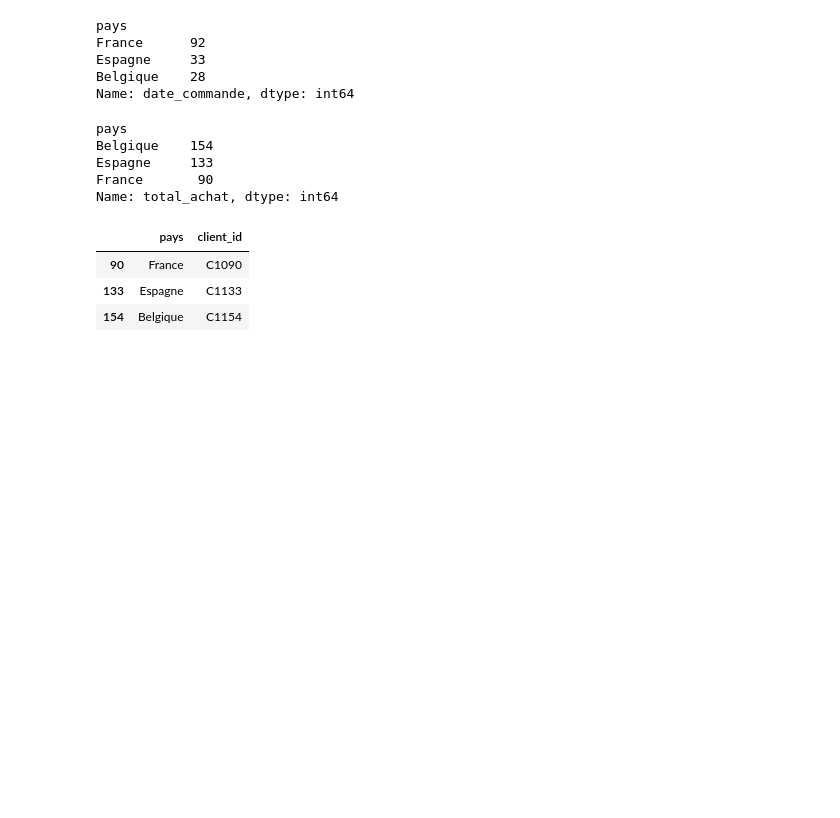
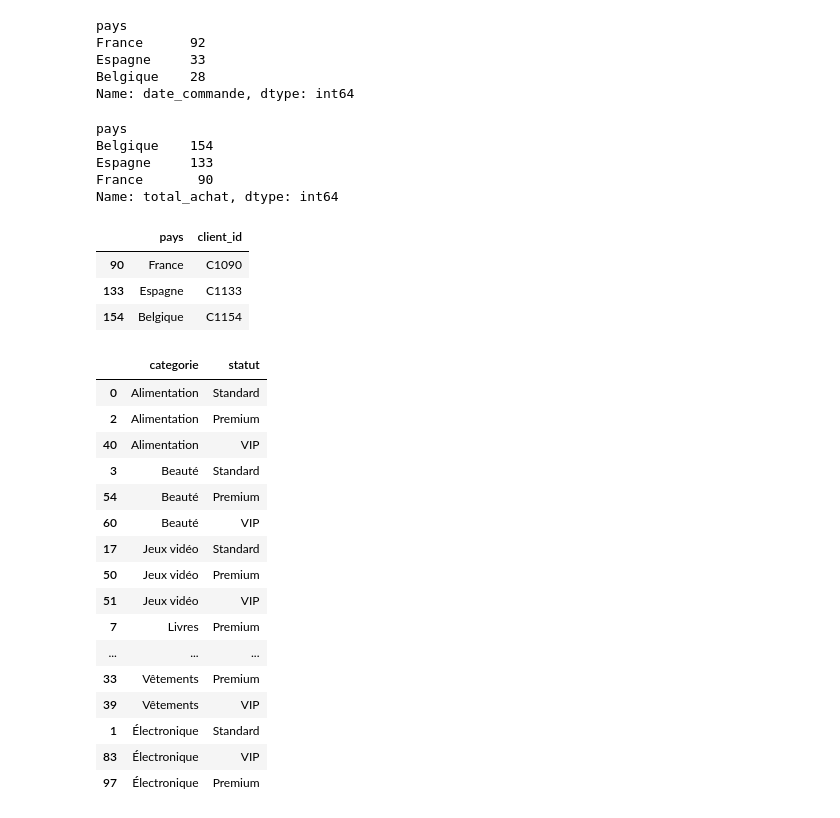
Before and after one commit to H3-8/pandas, a Jupyter notebook: notebook.ipynb, the cells around one changed output. Saved outputs shown, nothing was run; the diff lists cells and outputs as text; code cells hidden in the pictures; blank space fills up the shorter version.

```diff
--- a/notebook.ipynb
+++ b/notebook.ipynb
@@ -176,3 +182,23 @@ df_top_client
 | 90 | France | C1090 |
 | 133 | Espagne | C1133 |
 | 154 | Belgique | C1154 |
+# %%
+df[['categorie', 'statut']].drop_duplicates().sort_values(by='categorie')
+# %% [output]
+|  | categorie | statut |
+| 0 | Alimentation | Standard |
+| 2 | Alimentation | Premium |
+| 40 | Alimentation | VIP |
+| 3 | Beauté | Standard |
+| 54 | Beauté | Premium |
+| 60 | Beauté | VIP |
+| 17 | Jeux vidéo | Standard |
+| 50 | Jeux vidéo | Premium |
+| 51 | Jeux vidéo | VIP |
+| 7 | Livres | Premium |
+| ... | ... | ... |
+| 33 | Vêtements | Premium |
+| 39 | Vêtements | VIP |
+| 1 | Électronique | Standard |
+| 83 | Électronique | VIP |
+| 97 | Électronique | Premium |
```
Also changed, not shown: parts of 8 cells of this notebook.
